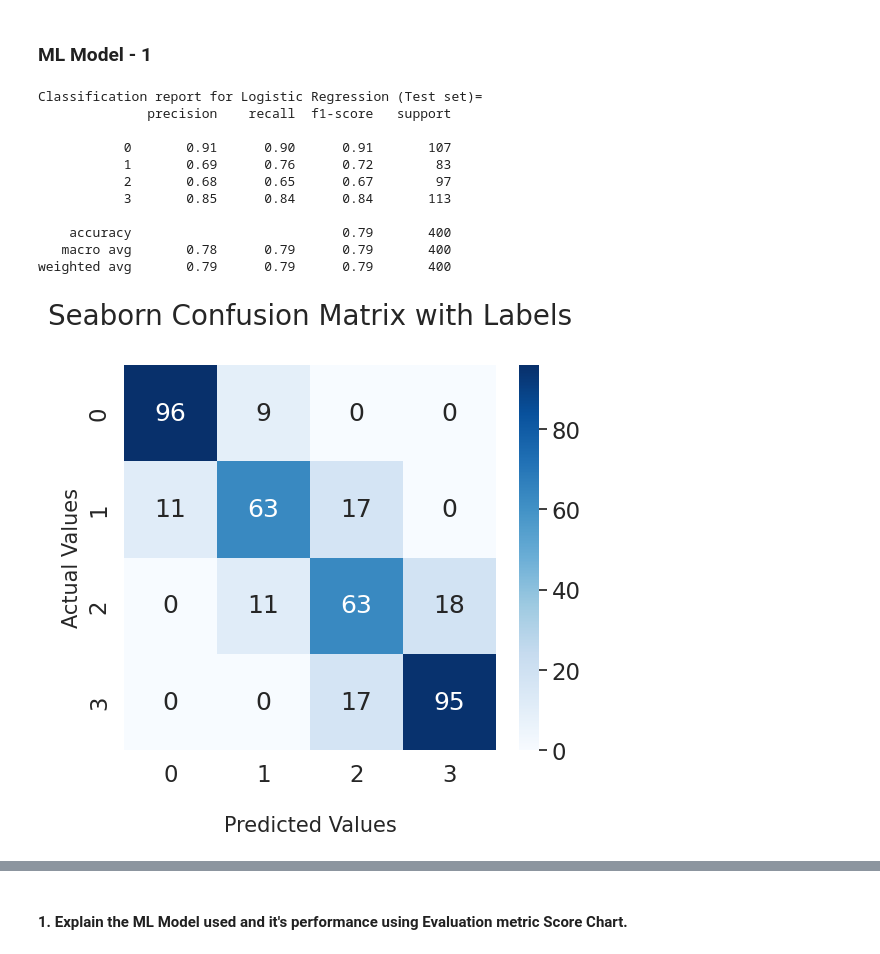
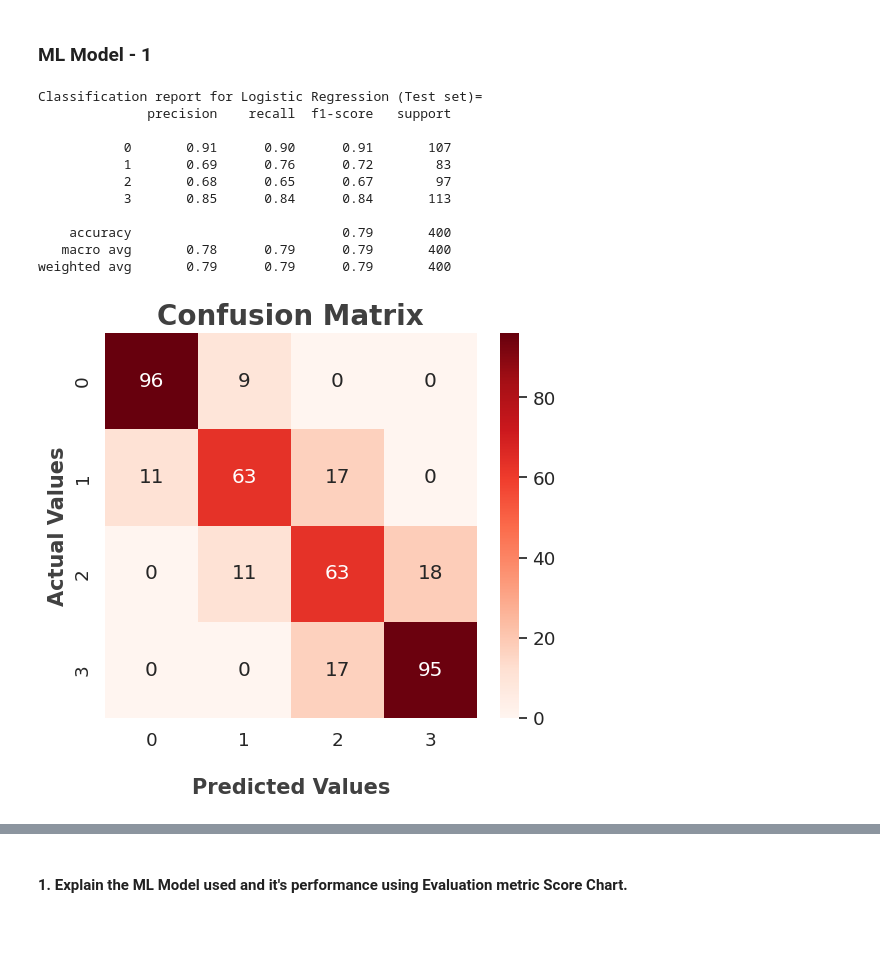
Before and after one commit to rajputvishwesh/mobile-price-prediction-final-project-, a Jupyter notebook: Mobile_Price_Range_Prediction(Capstone_Project_Final).ipynb, the cells around one changed output, grey strips where cells are left out. Saved outputs shown, nothing was run; the diff lists cells and outputs as text; code cells hidden in the pictures; blank space fills up the shorter version.

```diff
--- a/Mobile_Price_Range_Prediction(Capstone_Project_Final).ipynb
+++ b/Mobile_Price_Range_Prediction(Capstone_Project_Final).ipynb
@@ -1349,40 +1349,40 @@ print(classification_report(y_pred_test, y_test))
 # Predict on the model
 import seaborn as sns
 from sklearn.metrics import confusion_matrix
 
 #Generate the confusion matrix
 cf_matrix = confusion_matrix(y_test, y_pred_test)
 
 # Set the font size for the heatmap labels
-sns.set(font_scale=1.5)
+sns.set(font_scale=1.2)
 
-# Create the heatmap with a green color map
-ax = sns.heatmap(cf_matrix, annot=True, cmap='Blues')
+# Create the heatmap with a red color map
+ax = sns.heatmap(cf_matrix, annot=True, cmap='Reds')
 
 # Set the title and labels
-ax.set_title('Seaborn Confusion Matrix with Labels\n', size=20)
-ax.set_xlabel('\nPredicted Values', size=15)
-ax.set_ylabel('Actual Values', size=15)
+ax.set_title('Confusion Matrix', size=20, fontweight='bold', color='#404040')
+ax.set_xlabel('\nPredicted Values', size=15, fontweight='bold', color='#404040')
+ax.set_ylabel('Actual Values', size=15, fontweight='bold', color='#404040')
 
 ## Ticket labels - List must be in alphabetical order
 ax.xaxis.set_ticklabels([0,1,2,3])
 ax.yaxis.set_ticklabels([0,1,2,3])
 
 ## Display the visualization of the Confusion Matrix.
 plt.show()
 # %% [output]
 Classification report for Logistic Regression (Test set)=
               precision    recall  f1-score   support
 
            0       0.91      0.90      0.91       107
            1       0.69      0.76      0.72        83
            2       0.68      0.65      0.67        97
            3       0.85      0.84      0.84       113
 
     accuracy                           0.79       400
    macro avg       0.78      0.79      0.79       400
 weighted avg       0.79      0.79      0.79       400
-[figure, old version]
+[figure, new version]
 # %%
 # Evaluation metrics for train
 
```
Also changed, not shown: parts of 8 cells of this notebook.
